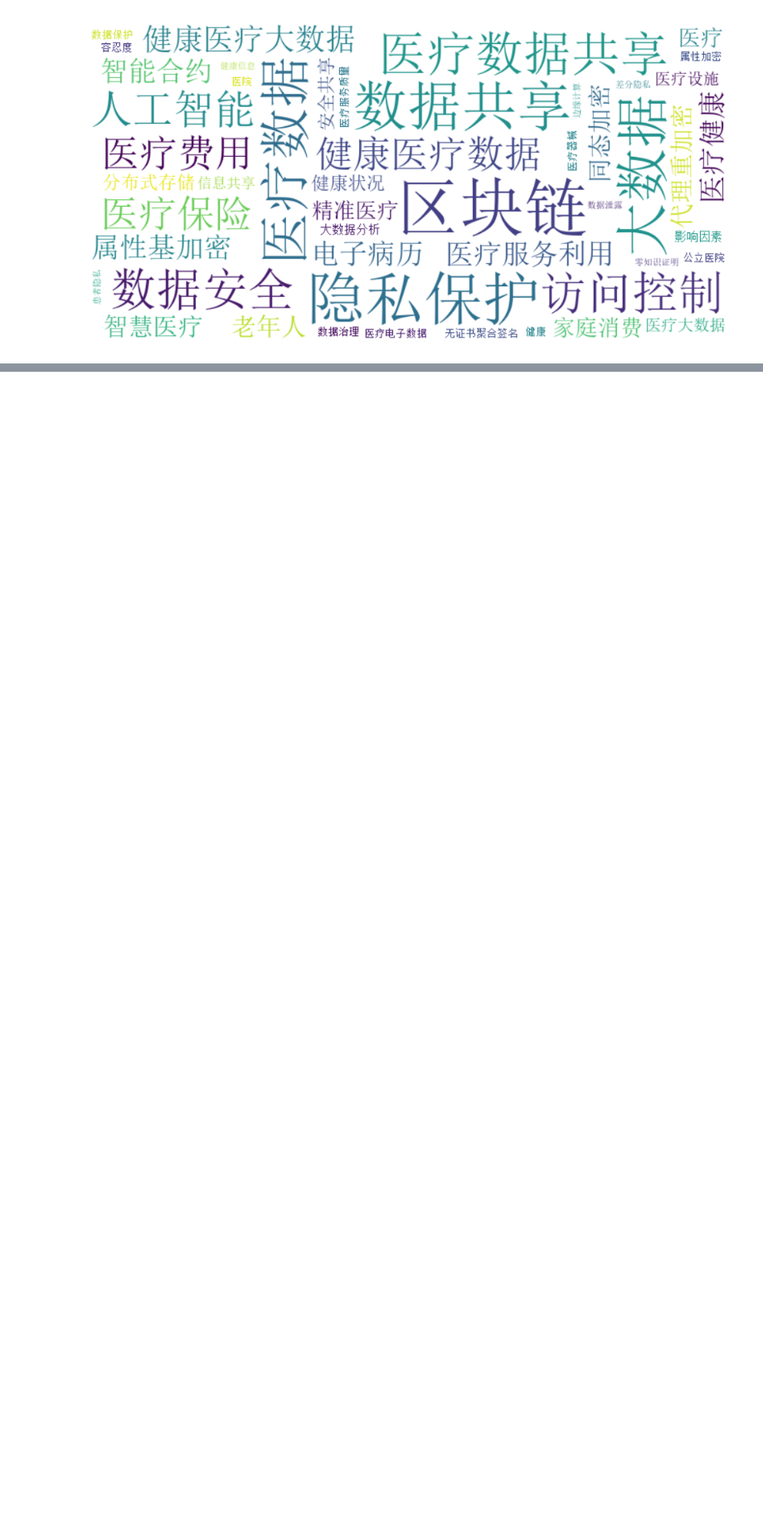
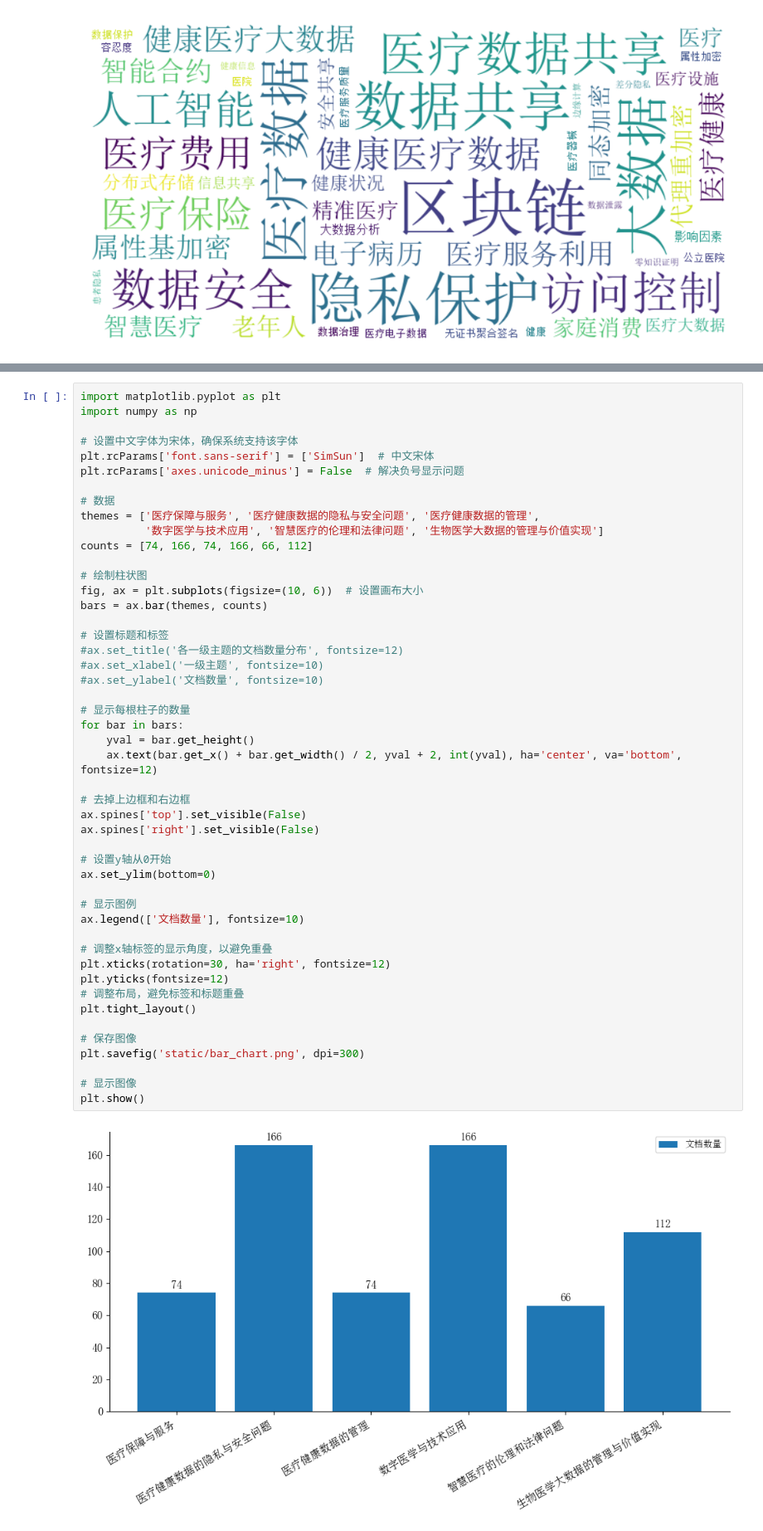
Before and after one commit to leah-cinly/TopicGPT_chinese, a Jupyter notebook: draw_view.ipynb, the cells around one changed output, grey strips where cells are left out. Shown at 83% size. Drawn from its saved outputs; the diff is of its cells as text; blank space fills up the shorter version.

```diff
--- a/draw_view.ipynb
+++ b/draw_view.ipynb
@@ -161,0 +268,50 @@ else:
+# %%
+import matplotlib.pyplot as plt
+import numpy as np
+
+# 设置中文字体为宋体，确保系统支持该字体
+plt.rcParams['font.sans-serif'] = ['SimSun']  # 中文宋体
+plt.rcParams['axes.unicode_minus'] = False  # 解决负号显示问题
+
+# 数据
+themes = ['医疗保障与服务', '医疗健康数据的隐私与安全问题', '医疗健康数据的管理',
+          '数字医学与技术应用', '智慧医疗的伦理和法律问题', '生物医学大数据的管理与价值实现']
+counts = [74, 166, 74, 166, 66, 112]
+
+# 绘制柱状图
+fig, ax = plt.subplots(figsize=(10, 6))  # 设置画布大小
+bars = ax.bar(themes, counts)
+
+# 设置标题和标签
+#ax.set_title('各一级主题的文档数量分布', fontsize=12)
+#ax.set_xlabel('一级主题', fontsize=10)
+#ax.set_ylabel('文档数量', fontsize=10)
+
+# 显示每根柱子的数量
+for bar in bars:
+    yval = bar.get_height()
+    ax.text(bar.get_x() + bar.get_width() / 2, yval + 2, int(yval), ha='center', va='bottom', fontsize=12)
+
+# 去掉上边框和右边框
+ax.spines['top'].set_visible(False)
+ax.spines['right'].set_visible(False)
+
+# 设置y轴从0开始
+ax.set_ylim(bottom=0)
+
+# 显示图例
+ax.legend(['文档数量'], fontsize=10)
+
+# 调整x轴标签的显示角度，以避免重叠
+plt.xticks(rotation=30, ha='right', fontsize=12)
+plt.yticks(fontsize=12)
+# 调整布局，避免标签和标题重叠
+plt.tight_layout()
+
+# 保存图像
+plt.savefig('static/bar_chart.png', dpi=300)
+
+# 显示图像
+plt.show()
+# %% [output]
+[figure, added]
```
Also changed, not shown: parts of 3 cells of this notebook, 3 other files.
